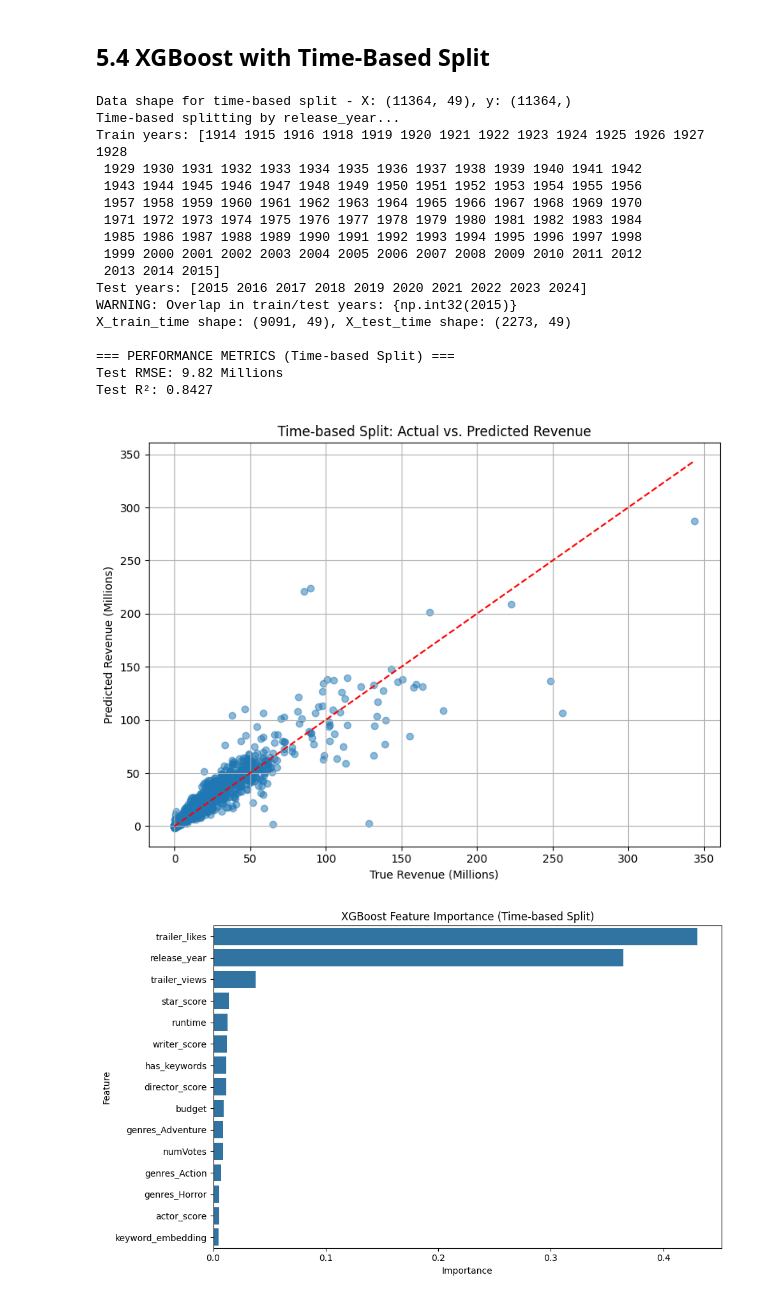
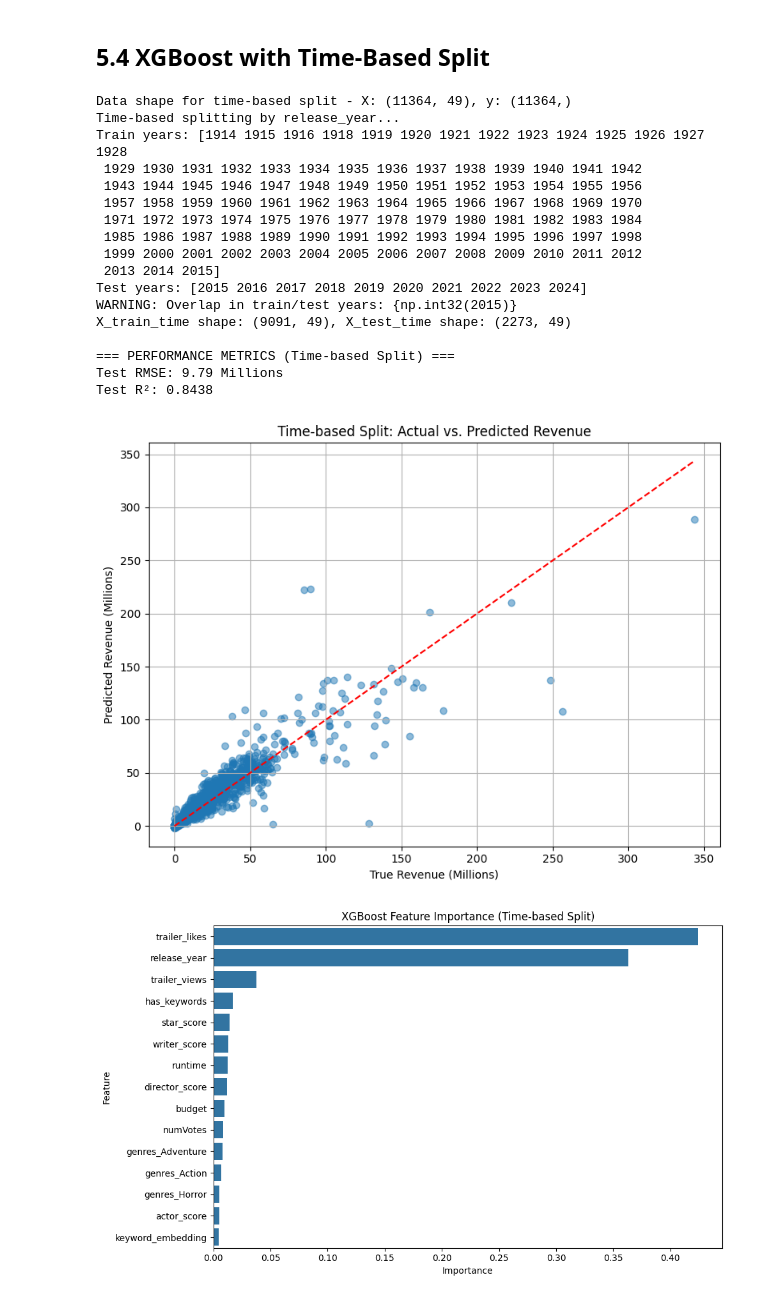
Before and after one commit to Eric7895/Movie_Revenue_Web_Application, a Jupyter notebook: FinalModel.ipynb, the cells around one changed output. Drawn from its saved outputs; the diff is of its cells as text; code cells hidden in the pictures.

```diff
--- a/FinalModel.ipynb
+++ b/FinalModel.ipynb
@@ -379,6 +377,9 @@ R-squared: 0.82
 plot_residual_diagnostics(y_test, y_pred)
 # %% [output]
 [figure]
+# %%
+with open('model parameters/gam_model.pkl', 'wb') as f:
+    pickle.dump(gam, f)
 # %% [markdown]
 ## 5.2 Random Forest Regressor
 # %%
@@ -502,11 +503,6 @@ else:
     #X_train_time_numeric = X_train_time[numeric_cols].fillna(0)
     #X_test_time_numeric = X_test_time[numeric_cols].fillna(0)
 
-    # Scale the features
-    scaler_time = StandardScaler()
-    X_train_time_scaled = scaler_time.fit_transform(X_train)
-    X_test_time_scaled = scaler_time.transform(X_test)
-
     # Train the model
     xgb_time = XGBRegressor(
         random_state=42,
@@ -516,10 +512,10 @@ else:
         learning_rate=0.1
     )
 
-    xgb_time.fit(X_train_time_scaled, y_train)
+    xgb_time.fit(X_train, y_train)
 
     # Make predictions
-    y_pred_time = xgb_time.predict(X_test_time_scaled)
+    y_pred_time = xgb_time.predict(X_test)
 
     # Evaluate
     rmse_time = np.sqrt(mean_squared_error(y_test, y_pred_time)) / 1e6
@@ -542,33 +538,33 @@ else:
     plt.show()
 
     # Plot feature importance
     feature_importance = pd.DataFrame({
         'Feature': numeric_cols,
         'Importance': xgb_time.feature_importances_
     }).sort_values('Importance', ascending=False)
 
     plt.figure(figsize=(10, 6))
     sns.barplot(x='Importance', y='Feature', data=feature_importance.head(15))
     plt.title('XGBoost Feature Importance (Time-based Split)')
     plt.tight_layout()
     plt.show()
 # %% [output]
 Data shape for time-based split - X: (11364, 49), y: (11364,)
 Time-based splitting by release_year...
 Train years: [1914 1915 1916 1918 1919 1920 1921 1922 1923 1924 1925 1926 1927 1928
  1929 1930 1931 1932 1933 1934 1935 1936 1937 1938 1939 1940 1941 1942
  1943 1944 1945 1946 1947 1948 1949 1950 1951 1952 1953 1954 1955 1956
  1957 1958 1959 1960 1961 1962 1963 1964 1965 1966 1967 1968 1969 1970
  1971 1972 1973 1974 1975 1976 1977 1978 1979 1980 1981 1982 1983 1984
  1985 1986 1987 1988 1989 1990 1991 1992 1993 1994 1995 1996 1997 1998
  1999 2000 2001 2002 2003 2004 2005 2006 2007 2008 2009 2010 2011 2012
  2013 2014 2015]
 Test years: [2015 2016 2017 2018 2019 2020 2021 2022 2023 2024]
 WARNING: Overlap in train/test years: {np.int32(2015)}
 X_train_time shape: (9091, 49), X_test_time shape: (2273, 49)
 
 === PERFORMANCE METRICS (Time-based Split) ===
-Test RMSE: 9.82 Millions
-Test R²: 0.8427
+Test RMSE: 9.79 Millions
+Test R²: 0.8438
 [figure]
-[figure, old version]
+[figure, new version]
```
Also changed, not shown: parts of 7 cells of this notebook, 3 other files.
